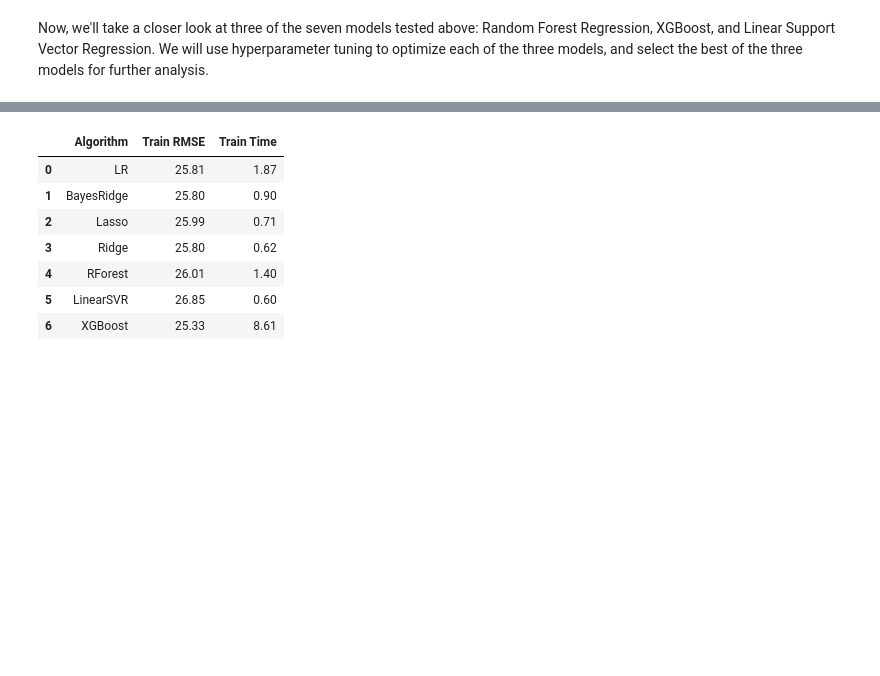
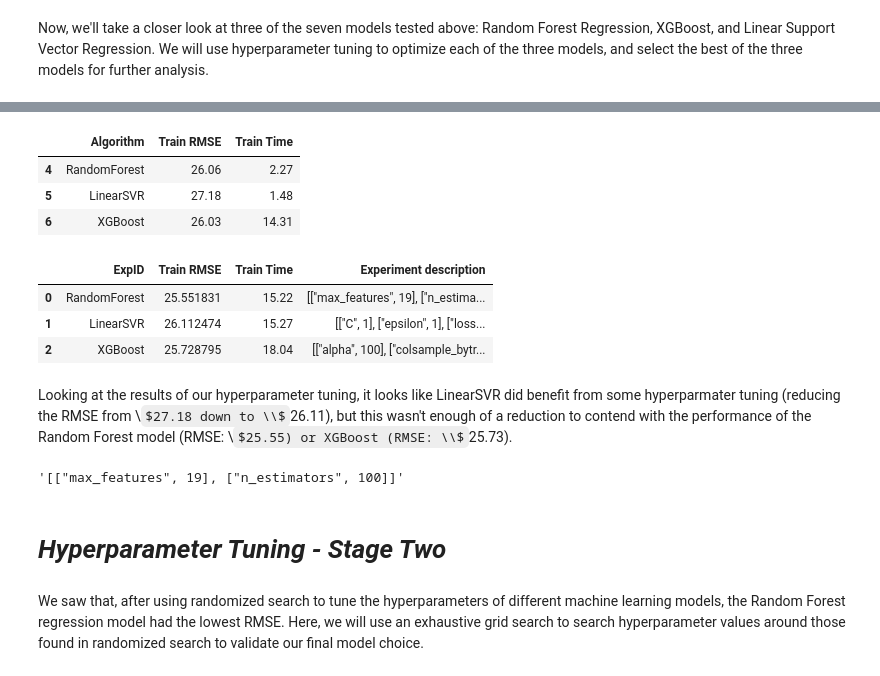
Before and after one commit to rlirey/Portfolio, a Jupyter notebook: Regression/parking_citations.ipynb, the cells around one changed output, grey strips where cells are left out. Saved outputs shown, nothing was run; the diff lists cells and outputs as text; code cells hidden in the pictures; some formulas as TeX source; blank space fills up the shorter version.

```diff
--- a/Regression/parking_citations.ipynb
+++ b/Regression/parking_citations.ipynb
@@ -646,3 +651,3 @@ print(features)
 # %%
-pc = pd.concat([pc["Fine amount"], pc[features]], axis = 1)
+pc_fe = pd.concat([pc["Fine amount"], pc[features]], axis = 1)
 # %%
@@ -657,0 +662,7 @@ pc.head()
+# %%
+X, y = pc_fe.iloc[::50,1:], pc_fe.iloc[::50,0]
+
+scaler = StandardScaler()
+X_scale = scaler.fit_transform(X)
+
+X_train, X_test, y_train, y_test = train_test_split(X_scale, y, test_size = 0.2, random_state = 42)
@@ -660,9 +673,13 @@ pc.head()
 # %%
-from sklearn.metrics import mean_squared_error
+def rmse(y_actual, y_predicted):
 
-def rmse(y_actual, y_predicted):
+    '''Calculates the root mean squared error (RMSE) between two vectors of equal length'''
+
+    from sklearn.metrics import mean_squared_error
+
     mse = mean_squared_error(y_actual, y_predicted)
     rmse = np.sqrt(mse)
+
     return rmse
 # %%
 baseline_guess = np.median(y_train)
@@ -705,15 +724,15 @@ lasso = Lasso()
 ridge = Ridge()
 rforest = RandomForestRegressor()
 linsvr = LinearSVR(random_state = 42)
-xgbst = xgb.XGBRegressor(objective = "reg:linear", early_stopping_rounds = 5, tree_method = "approx", seed = 42)
+xgbst = xgb.XGBRegressor(objective = "reg:linear", tree_method = "approx", random_state = 42)
 
 models = [lr, bayes, lasso, ridge, rforest, linsvr, xgbst]
-names = ["LR","BayesRidge","Lasso","Ridge","RForest","LinearSVR","XGBoost"]
+names = ["LR","BayesRidge","Lasso","Ridge","RandomForest","LinearSVR","XGBoost"]
 
 for i in range(len(models)):
     name = names[i]
     t0 = time()
-    score = cross_val_score(models[i], X_train, y_train, cv = 5, scoring = "neg_mean_squared_error",n_jobs = -1, verbose=2)
+    score = cross_val_score(models[i], X_train, y_train, cv = 5, scoring = "neg_mean_squared_error",n_jobs = -1, verbose=1)
     time_train = round(time() - t0, 2)
     score = np.sqrt(-score)
     baseline_model_scores[name] = score
@@ -925,11 +943,28 @@ Best Parameters:
 # %%
-baseline_models
+baseline_models.iloc[4:]
 # %% [output]
 |  | Algorithm | Train RMSE | Train Time |
-| 0 | LR | 25.81 | 1.87 |
-| 1 | BayesRidge | 25.80 | 0.90 |
-| 2 | Lasso | 25.99 | 0.71 |
-| 3 | Ridge | 25.80 | 0.62 |
-| 4 | RForest | 26.01 | 1.40 |
-| 5 | LinearSVR | 26.85 | 0.60 |
-| 6 | XGBoost | 25.33 | 8.61 |
+| 4 | RandomForest | 26.06 | 2.27 |
+| 5 | LinearSVR | 27.18 | 1.48 |
+| 6 | XGBoost | 26.03 | 14.31 |
+# %%
+rf_rmse_rs = round(results_RS["Train RMSE"].iloc[0],2)
+lsvr_rmse_rs = round(results_RS["Train RMSE"].iloc[1],2)
+xgb_rmse_rs = round(results_RS["Train RMSE"].iloc[2],2)
+
+results_RS
+# %% [output]
+|  | ExpID | Train RMSE | Train Time | Experiment description |
+| 0 | RandomForest | 25.551831 | 15.22 | [["max_features", 19], ["n_estima... |
+| 1 | LinearSVR | 26.112474 | 15.27 | [["C", 1], ["epsilon", 1], ["loss... |
+| 2 | XGBoost | 25.728795 | 18.04 | [["alpha", 100], ["colsample_bytr... |
+# %% [markdown]
+Looking at the results of our hyperparameter tuning, it looks like LinearSVR did benefit from some hyperparmater tuning (reducing the RMSE from \\$27.18 down to \\$26.11), but this wasn't enough of a reduction to contend with the performance of the Random Forest model (RMSE: \\$25.55) or XGBoost (RMSE: \\$25.73).
+# %%
+results_RS["Experiment description"].iloc[0]
+# %% [output]
+'[["max_features", 19], ["n_estimators", 100]]'
+# %% [markdown]
+# ***Hyperparameter Tuning - Stage Two***
+# %% [markdown]
+We saw that, after using randomized search to tune the hyperparameters of different machine learning models, the Random Forest regression model had the lowest RMSE. Here, we will use an exhaustive grid search to search hyperparameter values around those found in randomized search to validate our final model choice.
```
Also changed, not shown: parts of 92 cells of this notebook.
